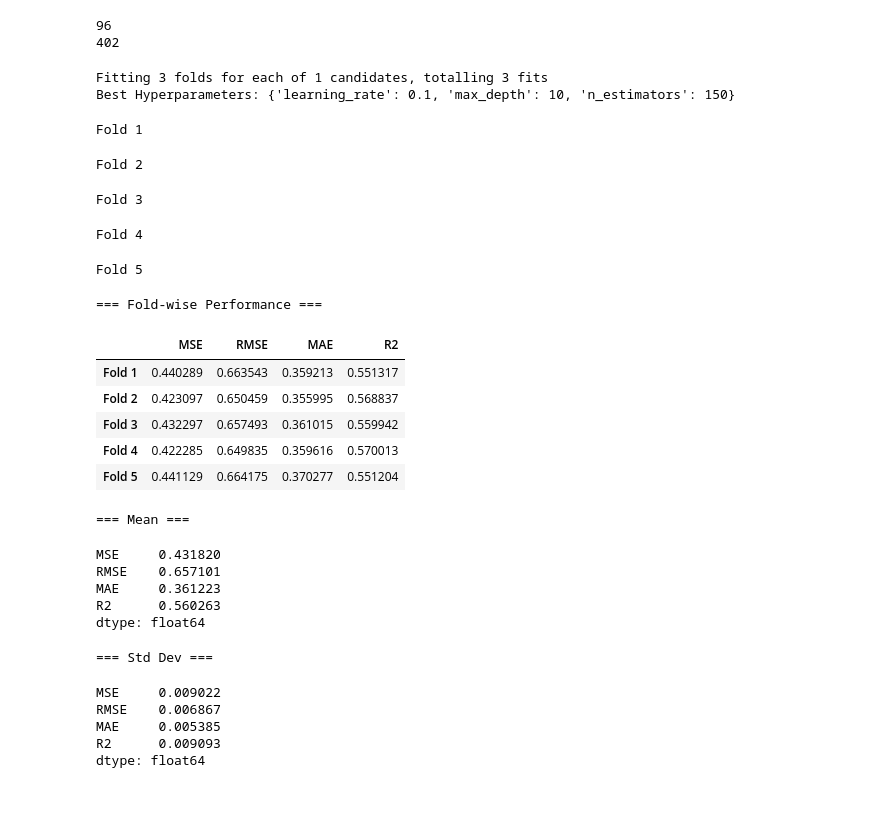
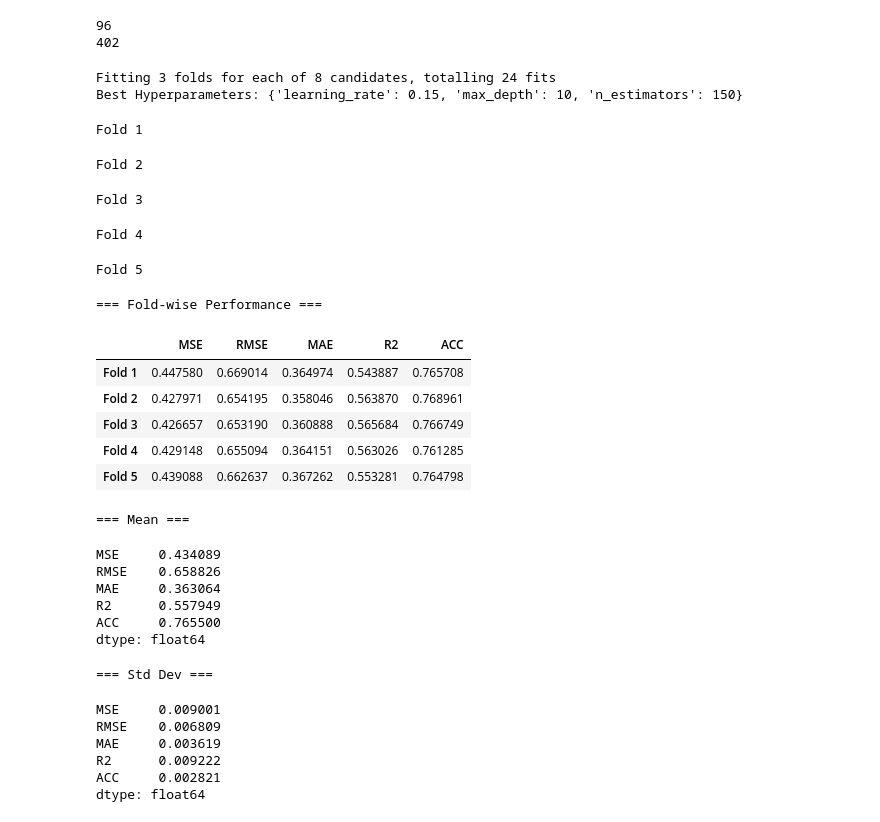
Before and after one commit to KSler/phi_prediction, a Jupyter notebook: classic pred/classic-pred-ordinal.ipynb, the cells around one changed output. Saved outputs shown, nothing was run; the diff lists cells and outputs as text; code cells hidden in the pictures.

```diff
--- a/classic pred/classic-pred-ordinal.ipynb
+++ b/classic pred/classic-pred-ordinal.ipynb
@@ -20,6 +20,8 @@ def get_aupr(pre, rec):
 
 from sklearn.metrics import confusion_matrix
 
+from sklearn.metrics import accuracy_score
+
 def scores_regression(y_true, y_pred):
     # Round predictions to nearest class (0–4)
     y_pred_class = np.clip(np.round(y_pred).astype(int), 0, 4)
@@ -30,10 +32,13 @@ def scores_regression(y_true, y_pred):
     mae = mean_absolute_error(y_true, y_pred)
     r2 = r2_score(y_true, y_pred)
 
+    # Accuracy as classification
+    acc = accuracy_score(y_true, y_pred_class)
+
     # Confusion matrix
     cm = confusion_matrix(y_true, y_pred_class, labels=[0, 1, 2, 3, 4])
 
-    return [mse, rmse, mae, r2], cm
+    return [mse, rmse, mae, r2, acc], cm
 # %%
 def combine_features(phage_dna, host_dna, phage_pro, host_pro):
     combined = np.concatenate([phage_dna, host_dna, phage_pro, host_pro], axis=1)
@@ -103,19 +108,19 @@ X_full = np.vstack(X_full)
 y_full = np.array(y_full)
 
 param_grid = {
-    'n_estimators': [150],#100
-    'max_depth': [ 10],#10,
-    'learning_rate': [ 0.1],#0.05,
+    'n_estimators': [150, 200],
+    'max_depth': [10, 8],
+    'learning_rate': [0.15, 0.1],
 }
 
 reg_base = XGBRegressor(objective='reg:squarederror', n_jobs=-1, random_state=42)
-grid_search = GridSearchCV(reg_base, param_grid, cv=3, n_jobs=-1, scoring='neg_mean_squared_error', verbose=1)
+grid_search = GridSearchCV(reg_base, param_grid, cv=3, n_jobs=7, scoring='neg_mean_squared_error', verbose=1)
 grid_search.fit(X_full, y_full)
 best_params = grid_search.best_params_
 print("Best Hyperparameters:", best_params)
 # %% [output]
-Fitting 3 folds for each of 1 candidates, totalling 3 fits
-Best Hyperparameters: {'learning_rate': 0.1, 'max_depth': 10, 'n_estimators': 150}
+Fitting 3 folds for each of 8 candidates, totalling 24 fits
+Best Hyperparameters: {'learning_rate': 0.15, 'max_depth': 10, 'n_estimators': 150}
 # %%
 
 # Cross-validation with tuned model
@@ -156,7 +161,7 @@ for fold, (train_idx, val_idx) in enumerate(kf.split(all_data, stratify_labels))
          fold_scores, cm = scores_regression(y_val, y_pred)
     except Exception as e:
         print(f"Error on fold: {e}")
-        fold_scores = [np.nan] * 3
+        fold_scores = [np.nan] * 5
 
     results_all.append(fold_scores)
     conf_matrices.append(cm)
@@ -170,41 +175,43 @@ Fold 3
 Fold 4
 Fold 5
 # %%
-metric_names = ["MSE", "RMSE", "MAE", "R2"]
+metric_names = ["MSE", "RMSE", "MAE", "R2", "ACC"]
 
 results_array = np.array(results_all)
 results_df = pd.DataFrame(results_array, columns=metric_names)
 results_df.index = [f"Fold {i + 1}" for i in range(len(results_all))]
 
 # Print fold-wise results
 print("=== Fold-wise Performance ===")
 display(results_df)
 
 # Summary stats
 print("\n=== Mean ===")
 display(results_df.mean())
 
 print("\n=== Std Dev ===")
 display(results_df.std())
 # %% [output]
 === Fold-wise Performance ===
-|  | MSE | RMSE | MAE | R2 |
-| Fold 1 | 0.440289 | 0.663543 | 0.359213 | 0.551317 |
-| Fold 2 | 0.423097 | 0.650459 | 0.355995 | 0.568837 |
-| Fold 3 | 0.432297 | 0.657493 | 0.361015 | 0.559942 |
-| Fold 4 | 0.422285 | 0.649835 | 0.359616 | 0.570013 |
-| Fold 5 | 0.441129 | 0.664175 | 0.370277 | 0.551204 |
+|  | MSE | RMSE | MAE | R2 | ACC |
+| Fold 1 | 0.447580 | 0.669014 | 0.364974 | 0.543887 | 0.765708 |
+| Fold 2 | 0.427971 | 0.654195 | 0.358046 | 0.563870 | 0.768961 |
+| Fold 3 | 0.426657 | 0.653190 | 0.360888 | 0.565684 | 0.766749 |
+| Fold 4 | 0.429148 | 0.655094 | 0.364151 | 0.563026 | 0.761285 |
+| Fold 5 | 0.439088 | 0.662637 | 0.367262 | 0.553281 | 0.764798 |
 === Mean ===
-MSE     0.431820
-RMSE    0.657101
-MAE     0.361223
-R2      0.560263
+MSE     0.434089
+RMSE    0.658826
+MAE     0.363064
+R2      0.557949
+ACC     0.765500
 dtype: float64
 === Std Dev ===
-MSE     0.009022
-RMSE    0.006867
-MAE     0.005385
-R2      0.009093
+MSE     0.009001
+RMSE    0.006809
+MAE     0.003619
+R2      0.009222
+ACC     0.002821
 dtype: float64
 # %%
 import matplotlib.pyplot as plt
```
Also changed, not shown: parts of 18 cells of this notebook, 2 other files.
